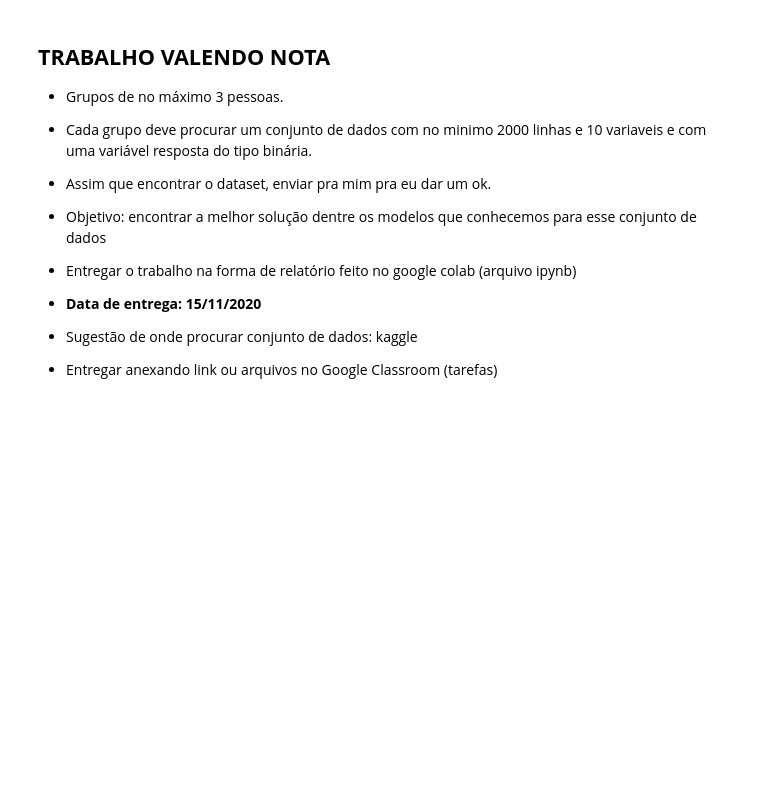
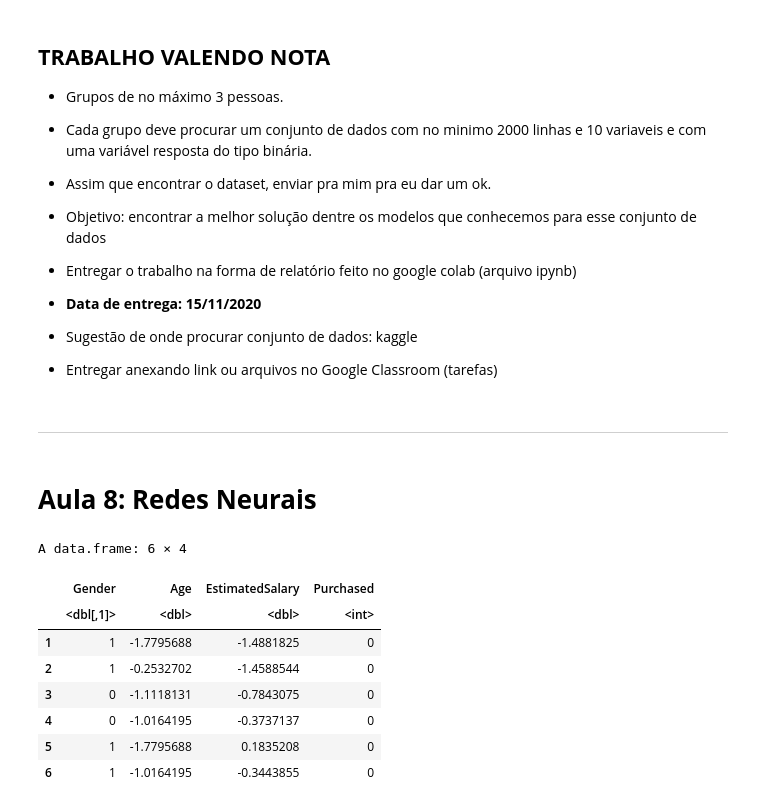
Before and after one commit to ricardorocha86/Topicos-B, a Jupyter notebook: Script_de_Aula.ipynb, the cells around one changed output. Cells and saved outputs as stored; diff of their text form; code cells hidden in the pictures; blank space fills up the shorter version.

```diff
--- a/Script_de_Aula.ipynb
+++ b/Script_de_Aula.ipynb
@@ -1249,3 +1249,24 @@ Tuning parameter 'mtry' was held constant at a value of 2
 - Sugestão de onde procurar conjunto de dados: kaggle
 
 - Entregar anexando link ou arquivos no Google Classroom (tarefas)
+# %% [markdown]
+---
+# %% [markdown]
+# **Aula 8: Redes Neurais**
+# %%
+# Carregando dados
+dados = read.csv('anuncios.csv')
+dados[, 3:4] = scale(dados[,3:4])
+dados['Gender'] = ifelse(dados['Gender'] == 'Male', 1, 0)
+dados = dados[, 2:5]
+head(dados)
+# %% [output]
+A data.frame: 6 × 4
+|  | Gender | Age | EstimatedSalary | Purchased |
+|  | <dbl[,1]> | <dbl> | <dbl> | <int> |
+| 1 | 1 | -1.7795688 | -1.4881825 | 0 |
+| 2 | 1 | -0.2532702 | -1.4588544 | 0 |
+| 3 | 0 | -1.1118131 | -0.7843075 | 0 |
+| 4 | 0 | -1.0164195 | -0.3737137 | 0 |
+| 5 | 1 | -1.7795688 | 0.1835208 | 0 |
+| 6 | 1 | -1.0164195 | -0.3443855 | 0 |
```
Also changed, not shown: parts of 11 cells of this notebook.
